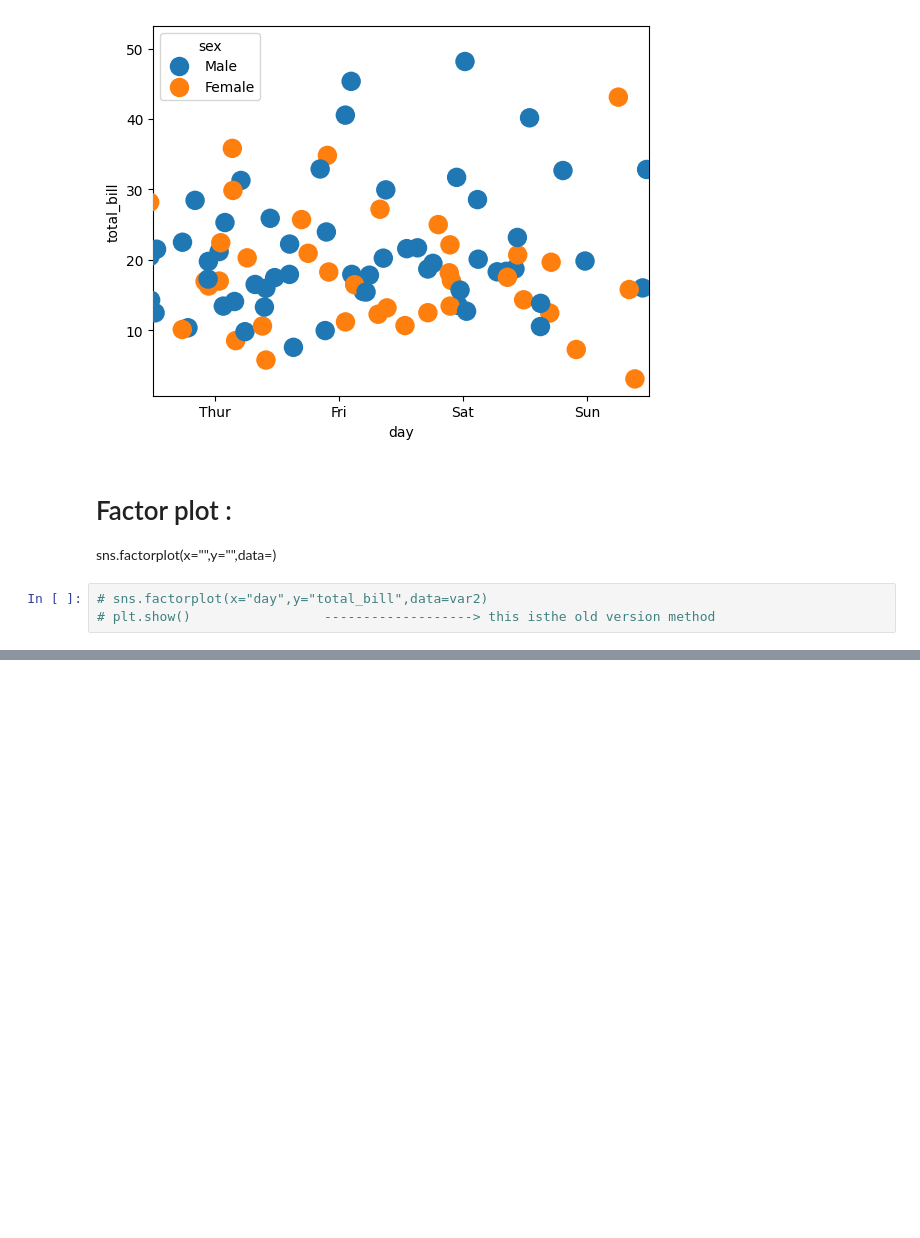
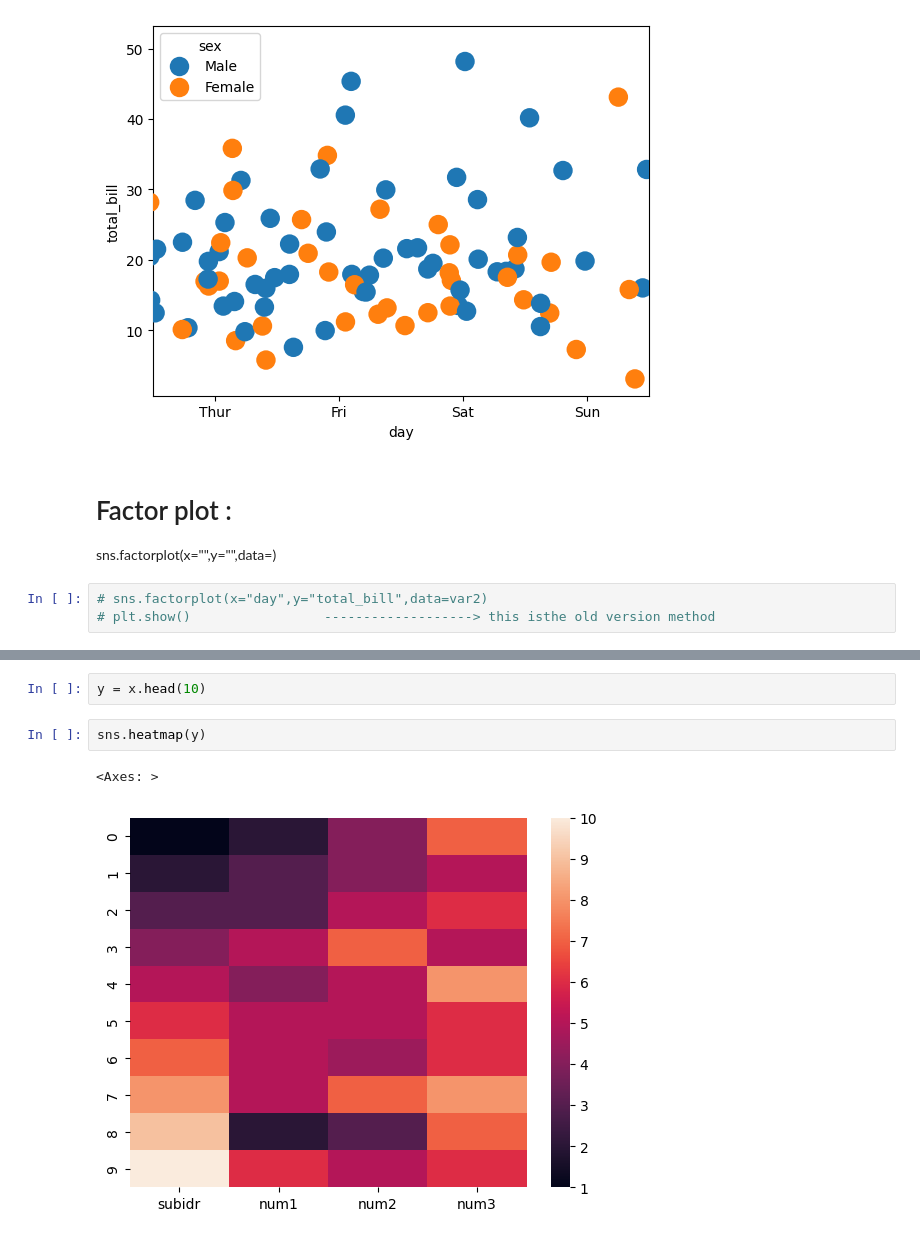
Before and after one commit to anjali801/Data-science-45-internship, a Jupyter notebook: Day21(Seaborn).ipynb, the cells around one changed output, grey strips where cells are left out. Saved outputs shown, nothing was run; the diff lists cells and outputs as text; blank space fills up the shorter version.

```diff
--- a/Day21(Seaborn).ipynb
+++ b/Day21(Seaborn).ipynb
@@ -546,0 +637,7 @@ sns.factorplot(x="",y="",data=)
+# %%
+y = x.head(10)
+# %%
+sns.heatmap(y)
+# %% [output]
+<Axes: >
+[figure, added]
```
Also changed, not shown: parts of 36 cells of this notebook.
